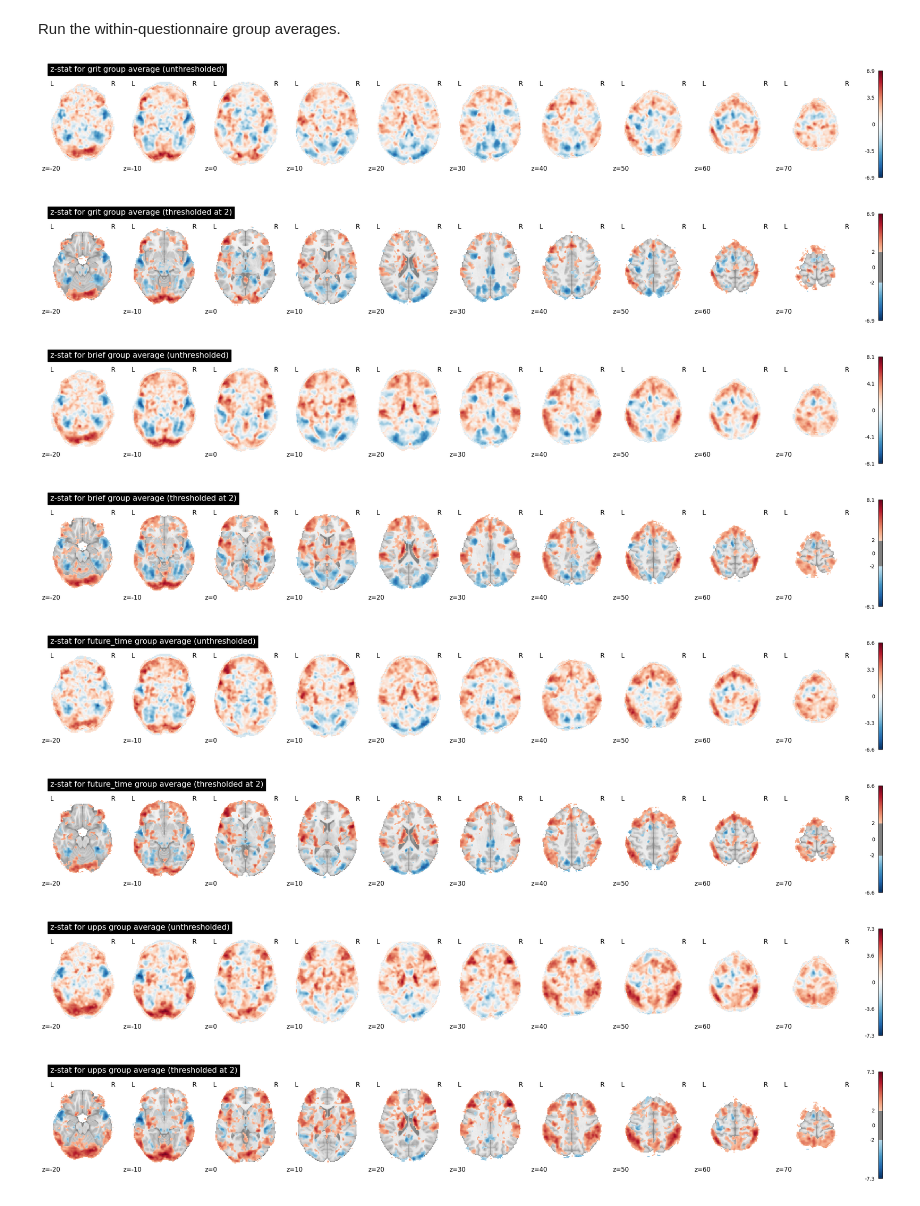
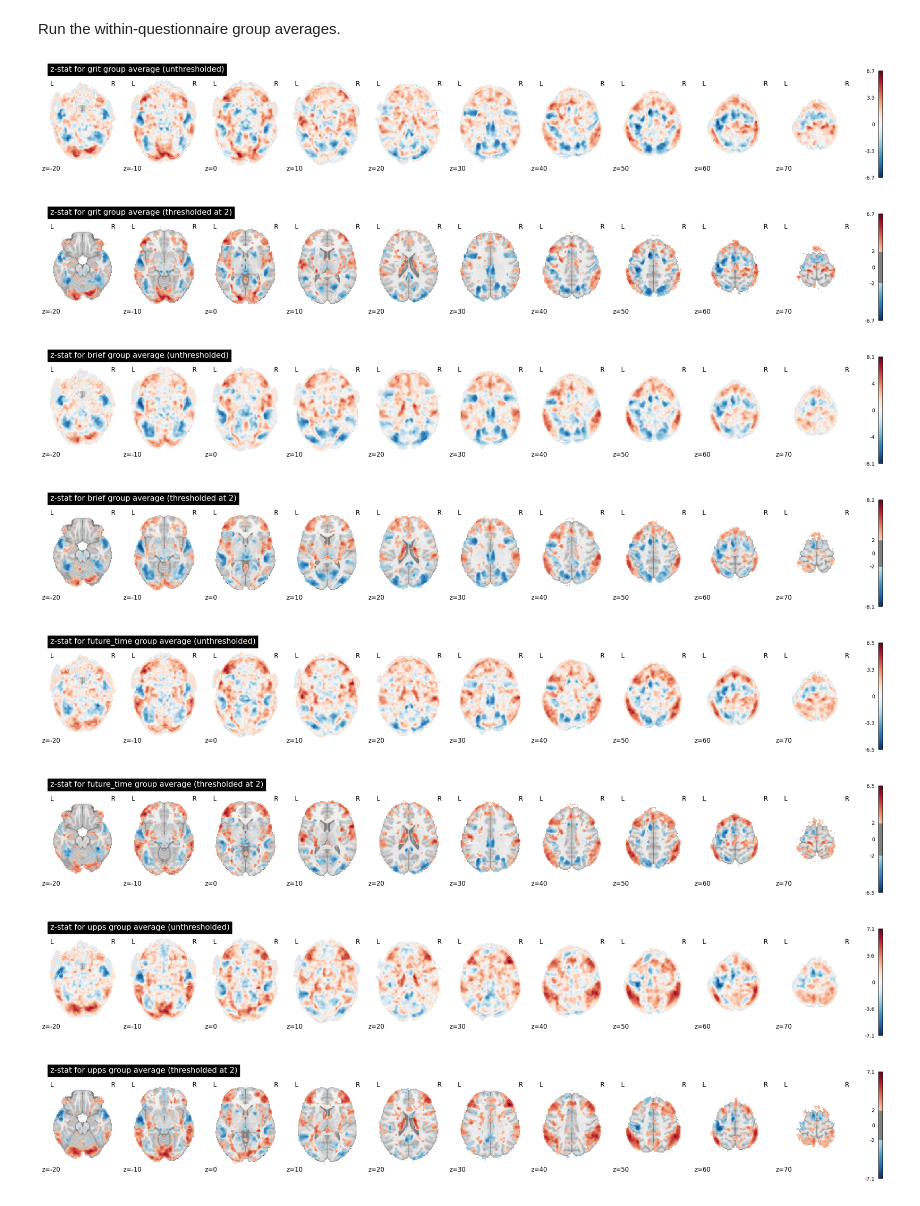
Before and after one commit to jaemonj/survey-medley-code, a Jupyter notebook: analyses/within_subject_brain_behavior_by_questionnaire/brain_behavior_within_subject_by_questionnaire.ipynb, the cells around one changed output. Drawn from its saved outputs; the diff is of its cells as text; code cells hidden in the pictures.

Commit message:
edited to use updated within-subject question estimates and adjust for question length

```diff
--- a/analyses/within_subject_brain_behavior_by_questionnaire/brain_behavior_within_subject_by_questionnaire.ipynb
+++ b/analyses/within_subject_brain_behavior_by_questionnaire/brain_behavior_within_subject_by_questionnaire.ipynb
@@ -100,0 +82,12 @@ for sub in sub_ids:
+# %%
+outlier_root = data_root / 'outlier_assessment'
+shutil.rmtree(outlier_root, ignore_errors=True)
+outlier_root.mkdir(parents=True, exist_ok=True)
+
+this_notebook = '/oak/stanford/groups/russpold/data/uh2/aim1/analysis_code/survey_medley_code/analyses/within_subject_brain_behavior_by_questionnaire/brain_behavior_within_subject_by_questionnaire.ipynb'
+
+log_provenance(outlier_root, settings={'notebook_file': this_notebook})
+
+generate_all_data_summaries_parallel(
+    dict_list, n_std=3, output_dir=outlier_root, n_workers=n_workers
+)
@@ -101,3 +102,13 @@ for sub in sub_ids:
+# %%
+outlier_output = pd.read_csv(
+    outlier_root / 'percent_outlier_data.csv', dtype={'subject_label': str}
+)
+# %%
+for contrast, df_group in outlier_output.groupby('contrast_name'):
+    # Save "good" subjects (< 8) to a text file
+    good_subjects = df_group[df_group['image_outlier_percentage'] < 8]['subject_label']
+    txt_path = outlier_root / f'subjects_outlier_percent_lt_8_contrast_{contrast}.txt'
+    good_subjects.to_csv(txt_path, index=False, header=False)
 # %% [markdown]
 ## Group analysis
 # %% [markdown]
@@ -118,48 +132,43 @@ def second_level_model_group_averages(bold_files, contrast):
   z_map = model.compute_contrast('intercept', output_type='z_score')
   return z_map
 # %%
-output_dir = f"{root}/derivatives/survey_medley_results/within_subject_brain_behavior_by_questionnaire/within_subject_results"
-subject_contrasts = sorted(glob.glob(f"{output_dir}/*"))
+nifti_files = glob.glob('/oak/stanford/groups/russpold/data/uh2/aim1/derivatives/survey_medley_results/within_subject_brain_behavior_by_questionnaire/within_subject_results/*/*_behavioral_measures_effect_size*.nii.gz')
 contrasts = ["grit", "brief", "future_time", "upps", "impulsive_venture"]
 z_slices = [-20, -10, 0, 10, 20, 30, 40, 50, 60, 70]
 
-# exclude contrasts past threshold of > 8% voxels above +/- 3SD above subject-specific mean
-outlier_file = pd.read_csv(f"{root}/derivatives/survey_medley_results/within_subject_brain_behavior_by_questionnaire/behavioral_measures_effect_size_outlier_analysis/percent_outlier_data.csv")
-outlier_file = outlier_file[outlier_file["image_outlier_percentage"] >= 8]
-outlier_contrasts = []
-for index, row in outlier_file.iterrows():
-  contrast_name = row['contrast_name']
-  sub_id = str(row['subject_label']).zfill(3)
-  outlier_contrasts.append(f"{output_dir}/{contrast_name}_behavioral_measures_effect_size_sub_{sub_id}.nii.gz")
-subject_contrasts = [file for file in subject_contrasts if file not in outlier_contrasts]
-
 # run the group average for each contrast and plot the result
 for contrast in contrasts:
+  # exclude contrasts past threshold of > 8% voxels above +/- 3SD above subject-specific mean
+  good_sub_file = outlier_root / f'subjects_outlier_percent_lt_8_contrast_{contrast}.txt'
+  sub_ids = good_sub_file.read_text().splitlines()
+
+  subject_contrasts = [file for file in nifti_files if any(sub_id in file for sub_id in sub_ids)]
+
   z_map = second_level_model_group_averages(subject_contrasts, contrast)
-  nf.save(z_map, f"{root}/derivatives/survey_medley_results/within_subject_brain_behavior_by_questionnaire/{contrast}_group_average/{contrast}_group_average.nii.gz")
+  nf.save(z_map, f"/oak/stanford/groups/russpold/data/uh2/aim1/derivatives/survey_medley_results/within_subject_brain_behavior_by_questionnaire/{contrast}_group_average/{contrast}_group_average.nii.gz")
   plotting.plot_stat_map(
             z_map,
             display_mode='z',
             cut_coords=z_slices,
             colorbar=True,
             title=f'z-stat for {contrast} group average (unthresholded)'
         )
   plotting.show()
   plotting.plot_stat_map(
             z_map,
             display_mode='z',
             cut_coords=z_slices,
             colorbar=True,
             threshold=2.0,
             title=f'z-stat for {contrast} group average (thresholded at 2)'
         )
   plotting.show()
 # %% [output]
-[figure, old version]
+[figure, new version]
-[figure, old version]
+[figure, new version]
-[figure, old version]
+[figure, new version]
-[figure, old version]
+[figure, new version]
-[figure, old version]
+[figure, new version]
-[figure, old version]
+[figure, new version]
-[figure, old version]
+[figure, new version]
-[figure, old version]
+[figure, new version]
```
Also changed, not shown: parts of 28 cells of this notebook, 7 other files.
